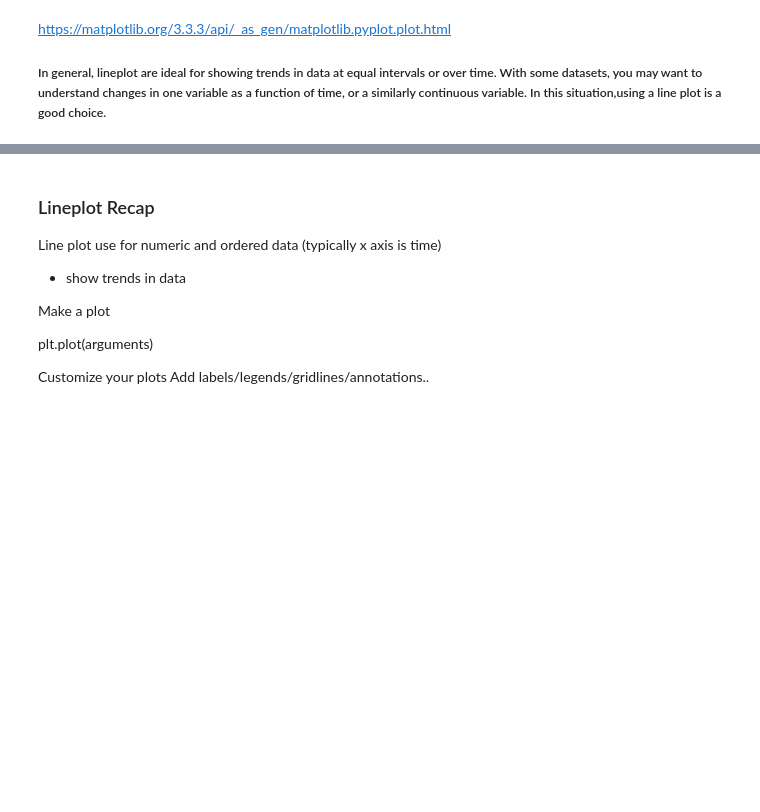
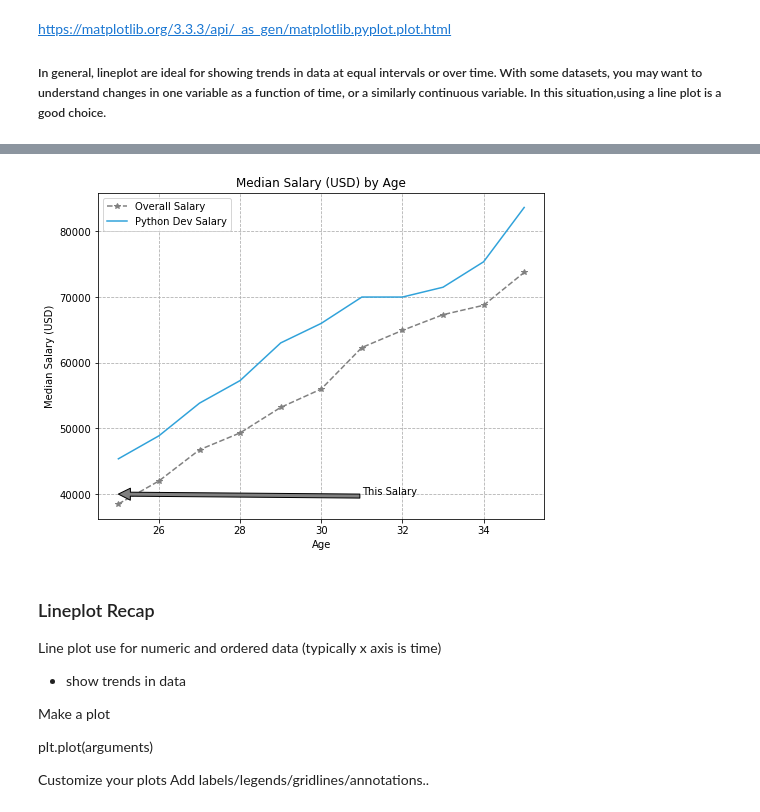
Before and after one commit to CodeupClassroom/hopper-data-science-libraries, a Jupyter notebook: hopper-matplotlib-lesson.ipynb, the cells around one changed output, grey strips where cells are left out. Saved outputs shown, nothing was run; the diff lists cells and outputs as text; code cells hidden in the pictures; blank space fills up the shorter version.

```diff
--- a/hopper-matplotlib-lesson.ipynb
+++ b/hopper-matplotlib-lesson.ipynb
@@ -79,3 +90,43 @@ js_dev_y = [37810, 43515, 46823, 49293, 53437,
+# %%
+# plot the data
+
+# plt.xkcd()
+
+plt.figure(figsize = (8,6))
+#plot data
+plt.plot(age, dev_y,
+         color = '#808080',
+         marker = '*',
+         linestyle = '--',
+         label = 'Overall Salary')
+
+plt.plot(age, py_dev_y,
+         color = '#30a2da',
+         marker = '',
+         linestyle = '-',
+         label = 'Python Dev Salary')
+
+# Customizing the plot
+
+# add x and y axis labels
+plt.xlabel('Age')
+plt.ylabel('Median Salary (USD)')
+
+# add Title
+plt.title('Median Salary (USD) by Age')
+
+# add annotation:
+plt.annotate('This Salary',
+             xy = (25, 40000),
+             xytext = (31, 40000),
+            arrowprops = dict(facecolor = 'gray'))
+
+# add gridlines
+plt.grid('True', ls = '--')
+# add legend
+plt.legend();
+# %% [output]
+[figure, added]
 # %% [markdown]
 ### Lineplot Recap
 Line plot
```
Also changed, not shown: parts of 23 cells of this notebook.
